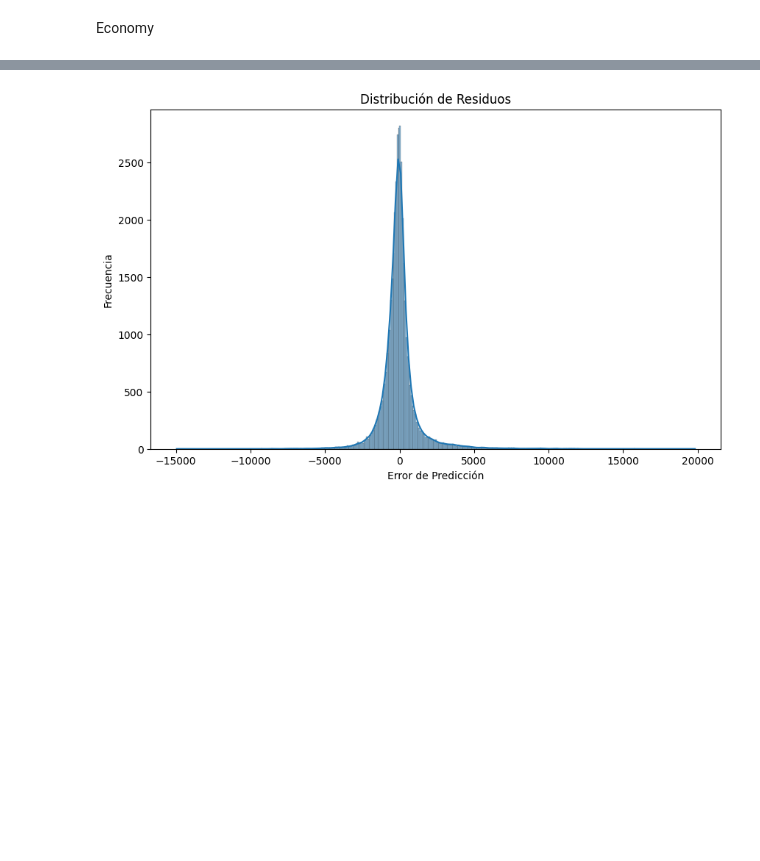
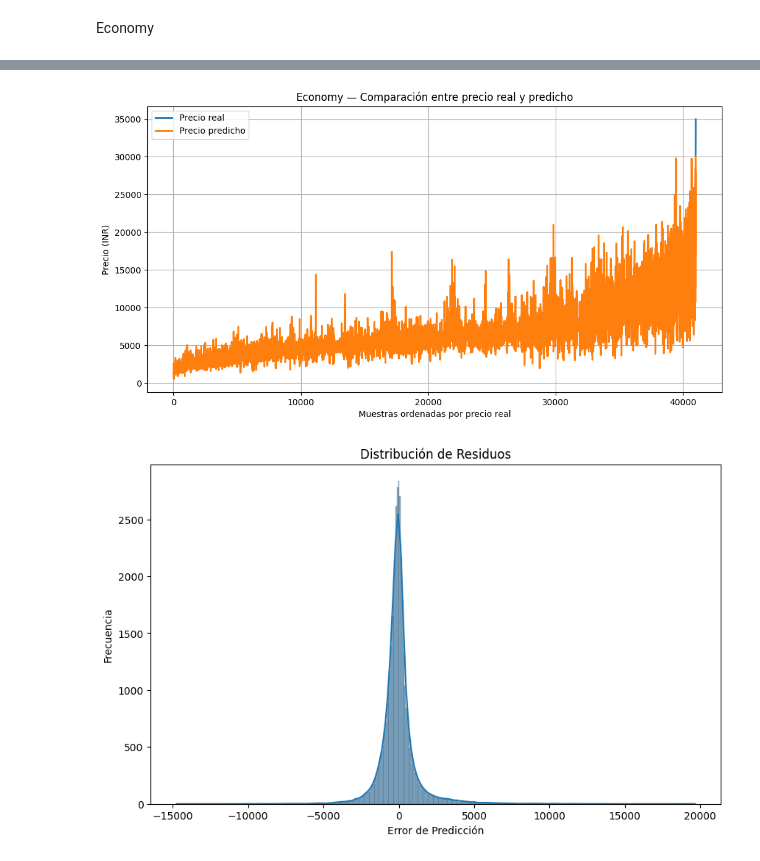
Before and after one commit to Cesar-CSP/ML_Prediccion_Precios_Vuelos, a Jupyter notebook: main_Prediccion_Precios_Vuelos_India.ipynb, the cells around one changed output, grey strips where cells are left out. Cells and saved outputs as stored; diff of their text form; code cells hidden in the pictures; blank space fills up the shorter version.

```diff
--- a/main_Prediccion_Precios_Vuelos_India.ipynb
+++ b/main_Prediccion_Precios_Vuelos_India.ipynb
@@ -1444,0 +1479,24 @@ Economy
+# %%
+import matplotlib.pyplot as plt
+import numpy as np
+
+# Valores reales y predichos (Economy)
+y_real_eco = y_eco_test.values
+y_pred_eco = best_xgb_eco.predict(X_eco_test)
+
+# Ordenamos por el valor real para que la línea sea legible
+idx = np.argsort(y_real_eco)
+y_real_sorted = y_real_eco[idx]
+y_pred_sorted = y_pred_eco[idx]
+
+plt.figure(figsize=(12,6))
+plt.plot(y_real_sorted, label="Precio real", linewidth=2)
+plt.plot(y_pred_sorted, label="Precio predicho", linewidth=2)
+plt.title("Economy — Comparación entre precio real y predicho")
+plt.xlabel("Muestras ordenadas por precio real")
+plt.ylabel("Precio (INR)")
+plt.legend()
+plt.grid(True)
+plt.show()
+# %% [output]
+[figure, added]
```
Also changed, not shown: parts of 20 cells of this notebook.
